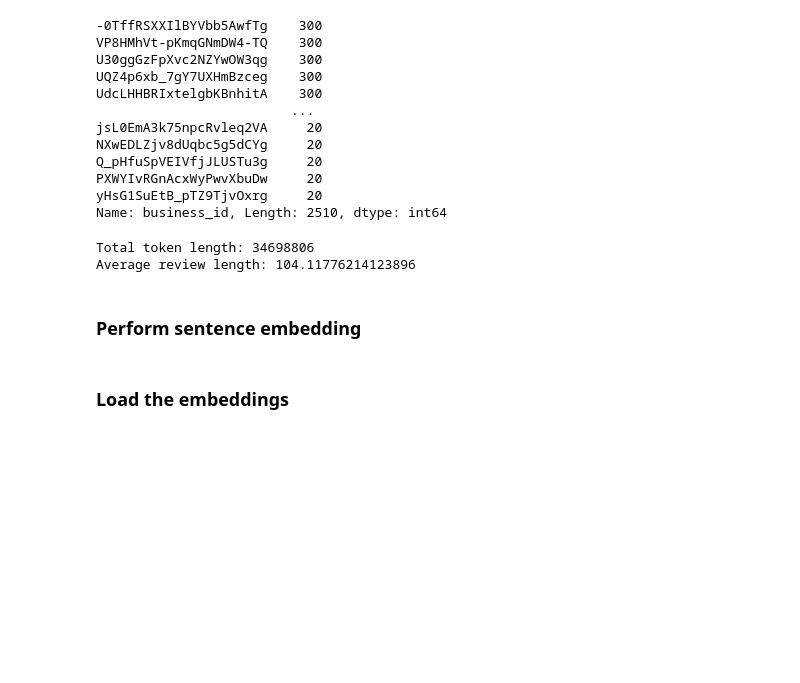
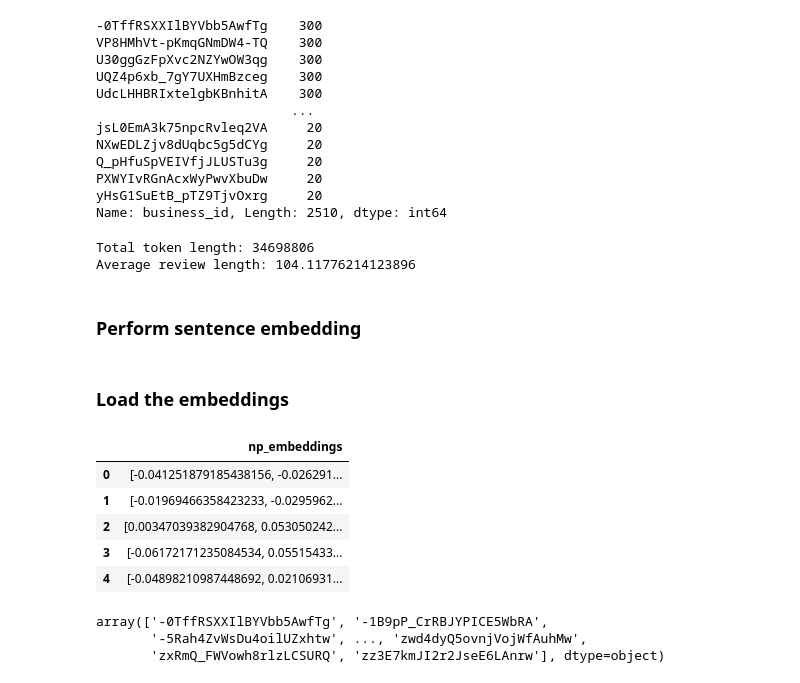
Before and after one commit to MaksimObukhov/restaurant-semantic-search-app, a Jupyter notebook: yelp_main.ipynb, the cells around one changed output. Saved outputs shown, nothing was run; the diff lists cells and outputs as text; code cells hidden in the pictures; blank space fills up the shorter version.

```diff
--- a/yelp_main.ipynb
+++ b/yelp_main.ipynb
@@ -248,3 +241,13 @@ Average review length: 104.11776214123896
 ### Load the embeddings
 # %%
 np_embeddings = np.load("embeddings.npy")
+# %%
+embedding_df = pd.DataFrame({"np_embeddings": np_embeddings.tolist()})
+embedding_df.head()
+# %% [output]
+|  | np_embeddings |
+| 0 | [-0.041251879185438156, -0.026291... |
+| 1 | [-0.01969466358423233, -0.0295962... |
+| 2 | [0.00347039382904768, 0.053050242... |
+| 3 | [-0.06172171235084534, 0.05515433... |
+| 4 | [-0.04898210987448692, 0.02106931... |
@@ -250,0 +257,6 @@ np_embeddings = np.load("embeddings.npy")
+# %%
+sampled_reviews_df["business_id"].unique()
+# %% [output]
+array(['-0TffRSXXIlBYVbb5AwfTg', '-1B9pP_CrRBJYPICE5WbRA',
+       '-5Rah4ZvWsDu4oilUZxhtw', ..., 'zwd4dyQ5ovnjVojWfAuhMw',
+       'zxRmQ_FWVowh8rlzLCSURQ', 'zz3E7kmJI2r2JseE6LAnrw'], dtype=object)
```
Also changed, not shown: parts of 2 cells of this notebook.
